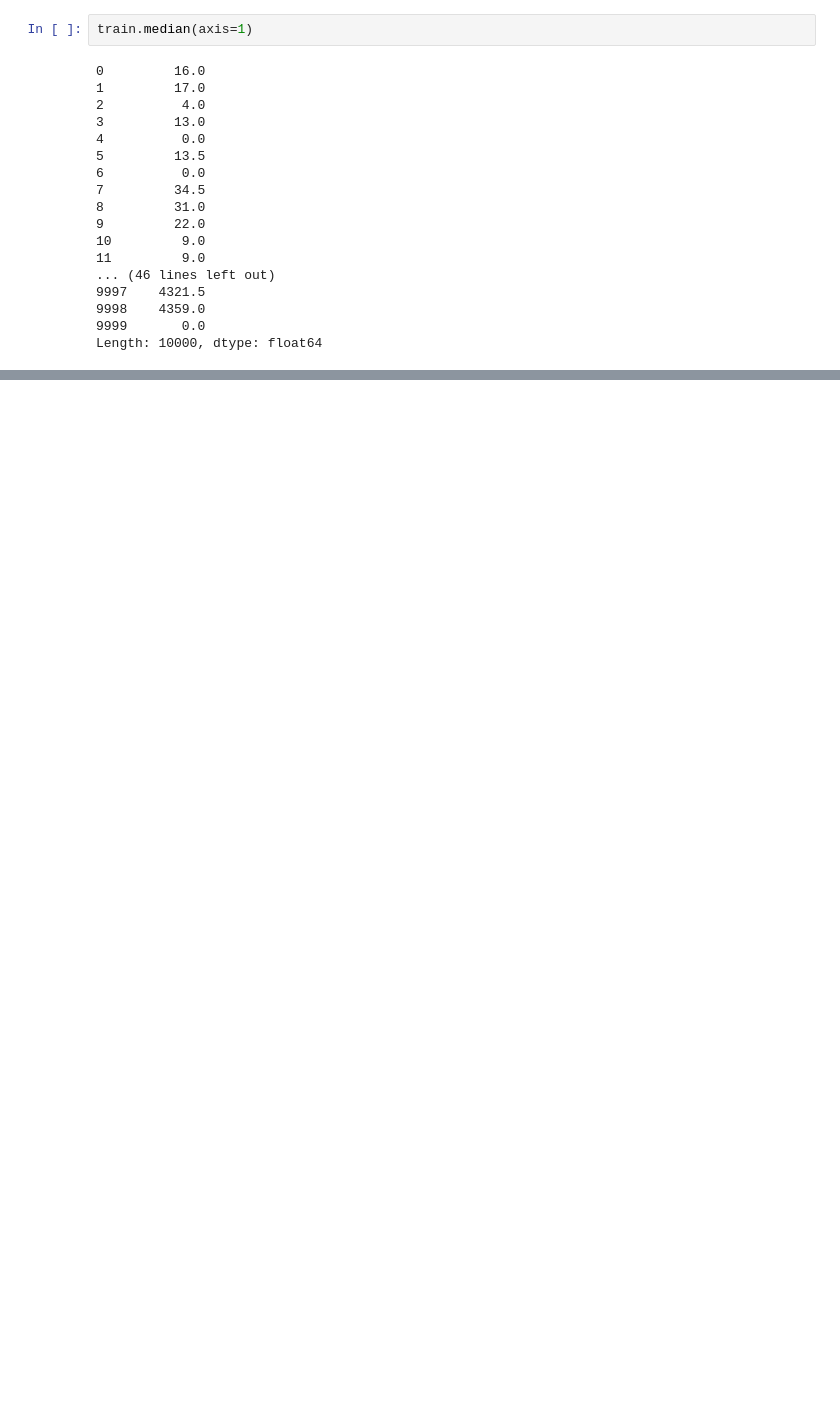
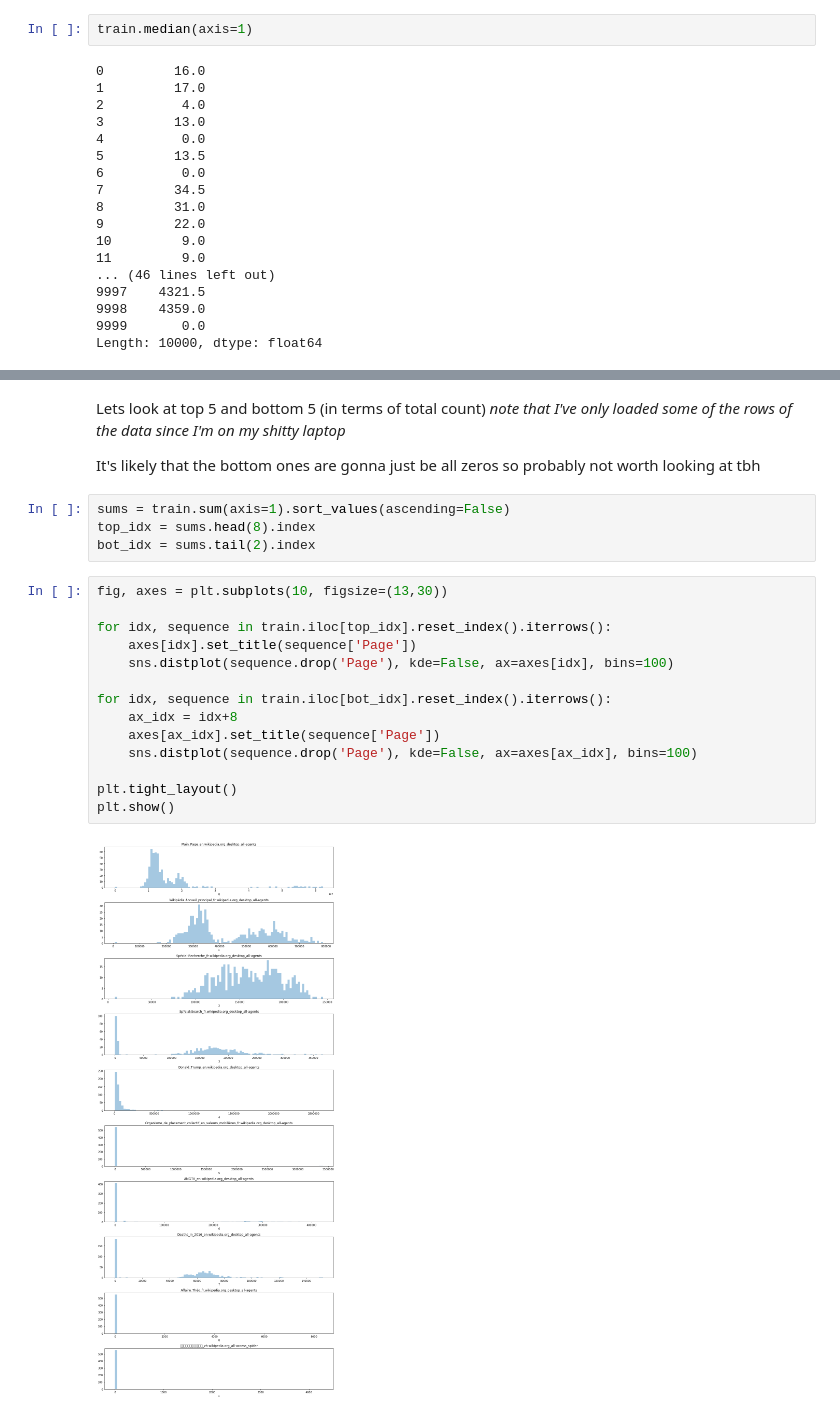
Before and after one commit to DBCerigo/kaggle-wiki, a Jupyter notebook: ali/explore.ipynb, the cells around one changed output, grey strips where cells are left out. Drawn from its saved outputs; the diff is of its cells as text; blank space fills up the shorter version.

```diff
--- a/ali/explore.ipynb
+++ b/ali/explore.ipynb
@@ -93,0 +111,25 @@ train.tail()
+# %% [markdown]
+Lets look at top 5 and bottom 5 (in terms of total count)
+_note that I've only loaded some of the rows of the data since I'm on my shitty laptop_
+
+It's likely that the bottom ones are gonna just be all zeros so probably not worth looking at tbh
+# %%
+sums = train.sum(axis=1).sort_values(ascending=False)
+top_idx = sums.head(8).index
+bot_idx = sums.tail(2).index
+# %%
+fig, axes = plt.subplots(10, figsize=(13,30))
+
+for idx, sequence in train.iloc[top_idx].reset_index().iterrows():
+    axes[idx].set_title(sequence['Page'])
+    sns.distplot(sequence.drop('Page'), kde=False, ax=axes[idx], bins=100)
+
+for idx, sequence in train.iloc[bot_idx].reset_index().iterrows():
+    ax_idx = idx+8
+    axes[ax_idx].set_title(sequence['Page'])
+    sns.distplot(sequence.drop('Page'), kde=False, ax=axes[ax_idx], bins=100)
+
+plt.tight_layout()
+plt.show()
+# %% [output]
+[figure, added]
```
Also changed, not shown: parts of 16 cells of this notebook.
